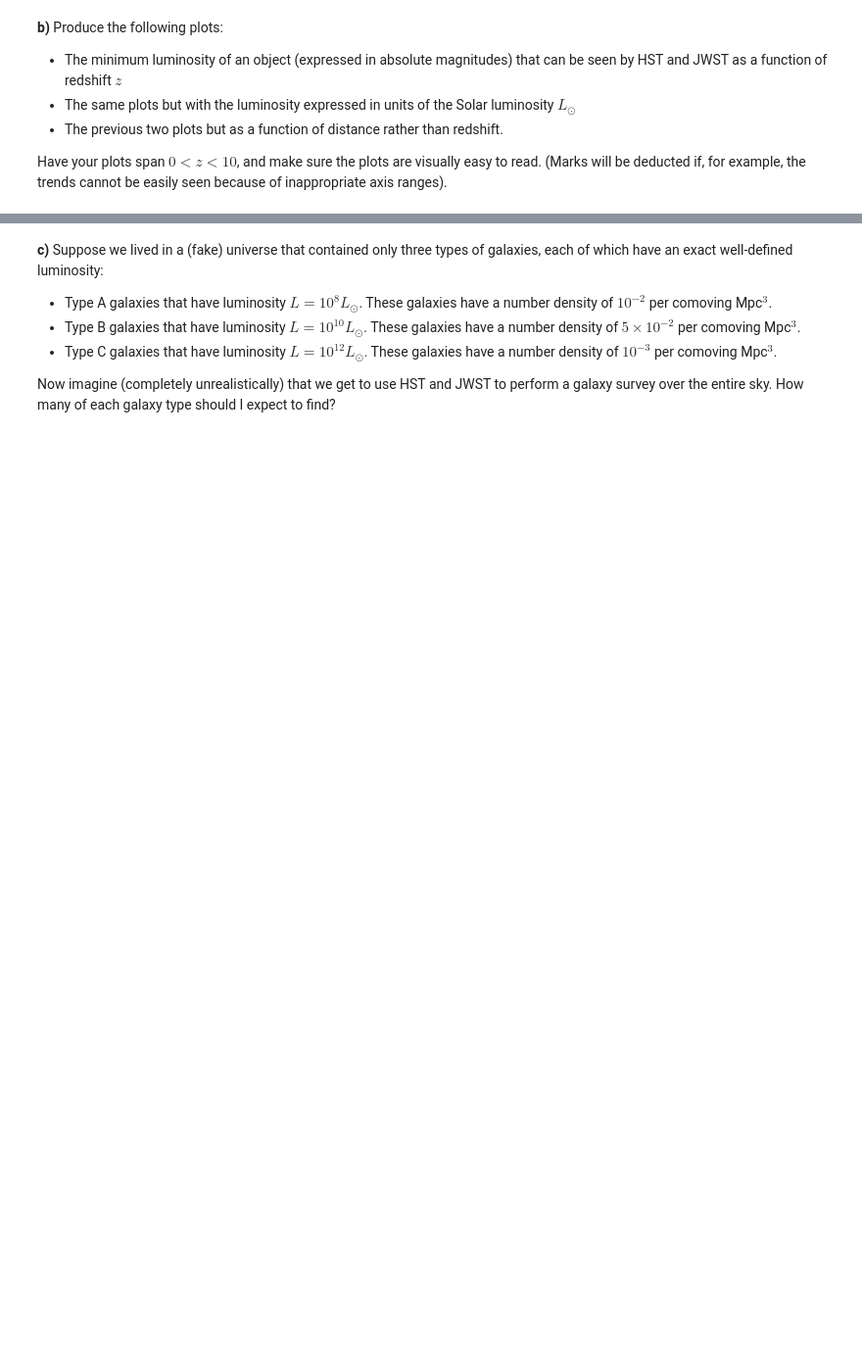
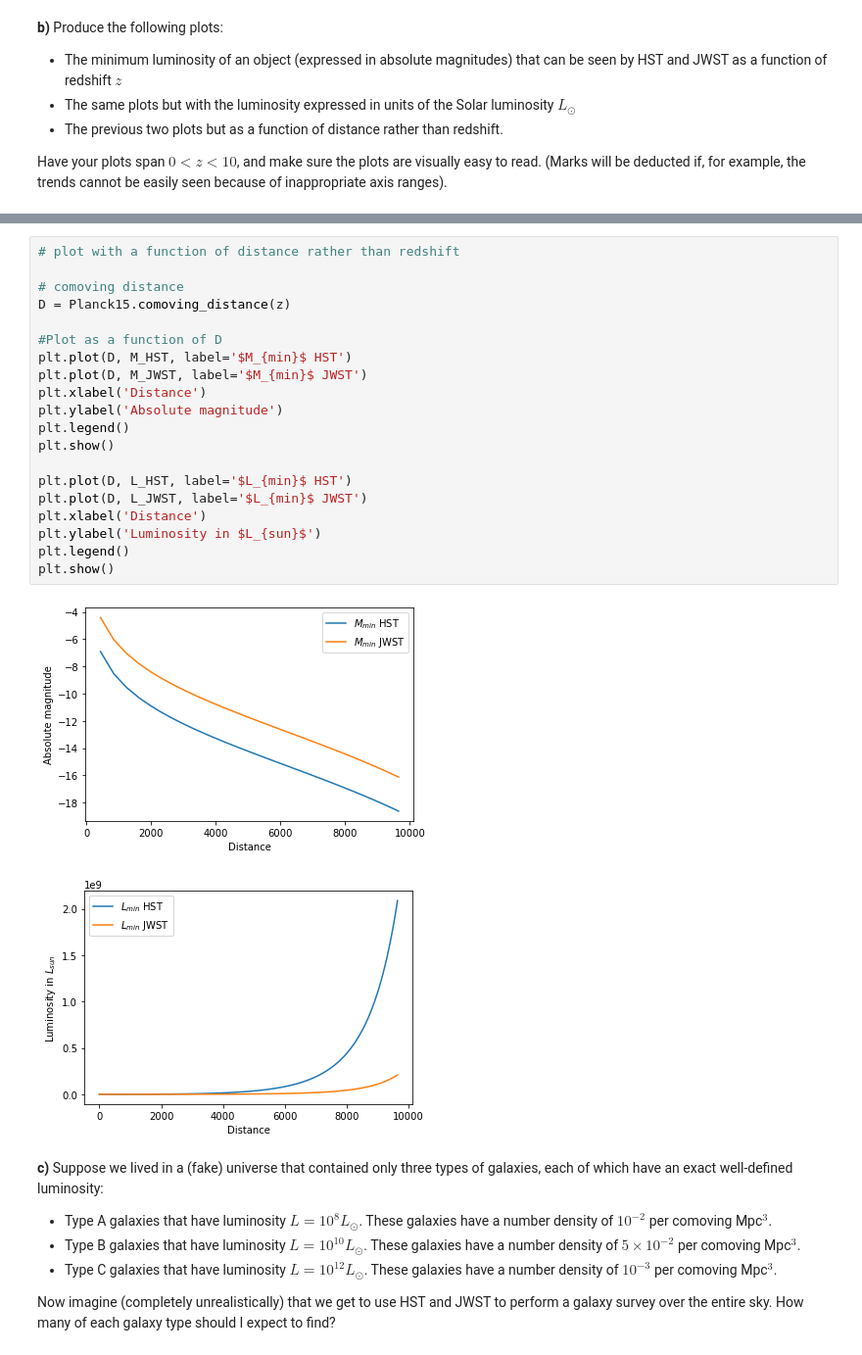
Before and after one commit to wppqywq/PHYS321_mid, a Jupyter notebook: Midterm2022.ipynb, the cells around one changed output, grey strips where cells are left out. Shown at 98% size. Saved outputs shown, nothing was run; the diff lists cells and outputs as text; blank space fills up the shorter version.

```diff
--- a/Midterm2022.ipynb
+++ b/Midterm2022.ipynb
@@ -68,3 +170,26 @@ Have your plots span $0 < z < 10$, and make sure the plots are visually easy to
+# %%
+# plot with a function of distance rather than redshift
+
+# comoving distance
+D = Planck15.comoving_distance(z)
+
+#Plot as a function of D
+plt.plot(D, M_HST, label='$M_{min}$ HST')
+plt.plot(D, M_JWST, label='$M_{min}$ JWST')
+plt.xlabel('Distance')
+plt.ylabel('Absolute magnitude')
+plt.legend()
+plt.show()
+
+plt.plot(D, L_HST, label='$L_{min}$ HST')
+plt.plot(D, L_JWST, label='$L_{min}$ JWST')
+plt.xlabel('Distance')
+plt.ylabel('Luminosity in $L_{sun}$')
+plt.legend()
+plt.show()
+# %% [output]
+[figure, added]
+[figure, added]
 # %% [markdown]
 __c)__ Suppose we lived in a (fake) universe that contained only three types of galaxies, each of which have an exact well-defined luminosity:
 * Type A galaxies that have luminosity $L = 10^{8}L_\odot$. These galaxies have a number density of $10^{-2}$ per comoving Mpc$^{3}$.
```
Also changed, not shown: parts of 20 cells of this notebook.
